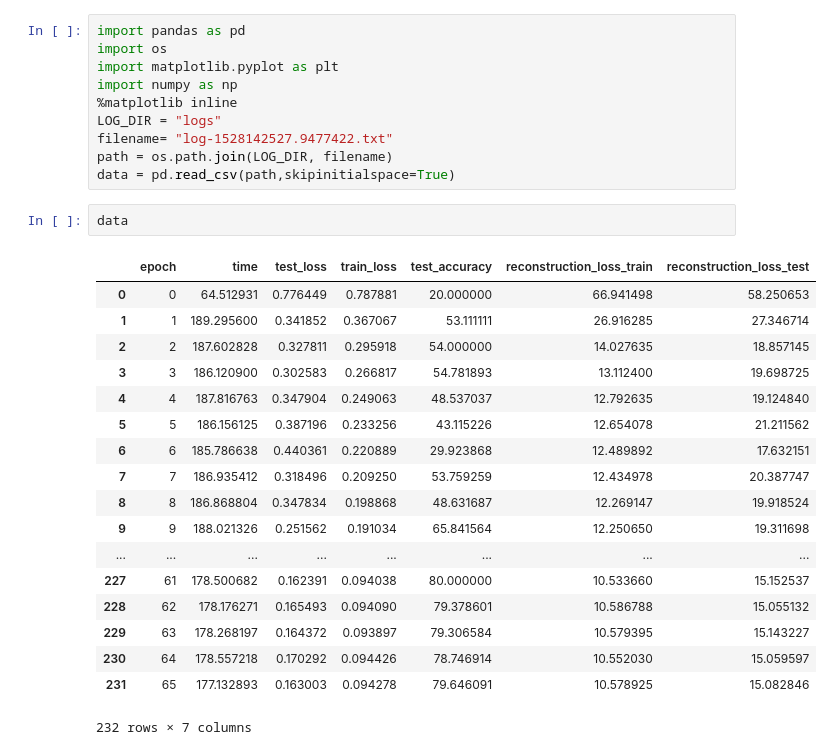
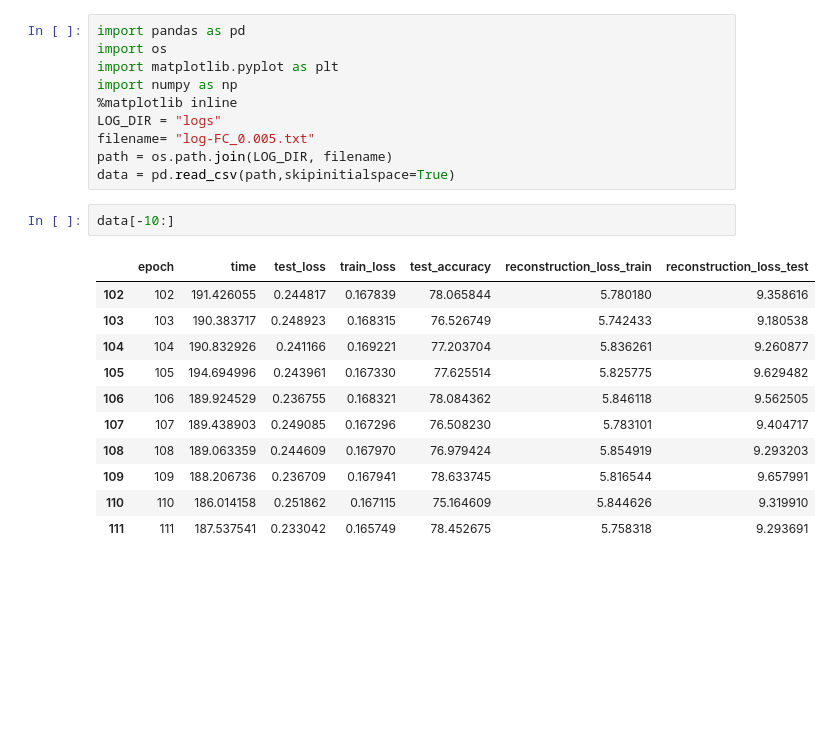
Before and after one commit to ethanleet/CapsNet, a Jupyter notebook: Statistics plotting.ipynb, the cells around one changed output. Drawn from its saved outputs; the diff is of its cells as text; blank space fills up the shorter version.

```diff
--- a/Statistics plotting.ipynb
+++ b/Statistics plotting.ipynb
@@ -5,30 +5,23 @@ import matplotlib.pyplot as plt
 import numpy as np
 %matplotlib inline
 LOG_DIR = "logs"
-filename= "log-1528142527.9477422.txt"
+filename= "log-FC_0.005.txt"
 path = os.path.join(LOG_DIR, filename)
 data = pd.read_csv(path,skipinitialspace=True)
 # %%
-data
+data[-10:]
 # %% [output]
 |  | epoch | time | test_loss | train_loss | test_accuracy | reconstruction_loss_train | reconstruction_loss_test |
-| 0 | 0 | 64.512931 | 0.776449 | 0.787881 | 20.000000 | 66.941498 | 58.250653 |
-| 1 | 1 | 189.295600 | 0.341852 | 0.367067 | 53.111111 | 26.916285 | 27.346714 |
-| 2 | 2 | 187.602828 | 0.327811 | 0.295918 | 54.000000 | 14.027635 | 18.857145 |
-| 3 | 3 | 186.120900 | 0.302583 | 0.266817 | 54.781893 | 13.112400 | 19.698725 |
-| 4 | 4 | 187.816763 | 0.347904 | 0.249063 | 48.537037 | 12.792635 | 19.124840 |
-| 5 | 5 | 186.156125 | 0.387196 | 0.233256 | 43.115226 | 12.654078 | 21.211562 |
-| 6 | 6 | 185.786638 | 0.440361 | 0.220889 | 29.923868 | 12.489892 | 17.632151 |
-| 7 | 7 | 186.935412 | 0.318496 | 0.209250 | 53.759259 | 12.434978 | 20.387747 |
-| 8 | 8 | 186.868804 | 0.347834 | 0.198868 | 48.631687 | 12.269147 | 19.918524 |
-| 9 | 9 | 188.021326 | 0.251562 | 0.191034 | 65.841564 | 12.250650 | 19.311698 |
-| ... | ... | ... | ... | ... | ... | ... | ... |
-| 227 | 61 | 178.500682 | 0.162391 | 0.094038 | 80.000000 | 10.533660 | 15.152537 |
-| 228 | 62 | 178.176271 | 0.165493 | 0.094090 | 79.378601 | 10.586788 | 15.055132 |
-| 229 | 63 | 178.268197 | 0.164372 | 0.093897 | 79.306584 | 10.579395 | 15.143227 |
-| 230 | 64 | 178.557218 | 0.170292 | 0.094426 | 78.746914 | 10.552030 | 15.059597 |
-| 231 | 65 | 177.132893 | 0.163003 | 0.094278 | 79.646091 | 10.578925 | 15.082846 |
+| 102 | 102 | 191.426055 | 0.244817 | 0.167839 | 78.065844 | 5.780180 | 9.358616 |
+| 103 | 103 | 190.383717 | 0.248923 | 0.168315 | 76.526749 | 5.742433 | 9.180538 |
+| 104 | 104 | 190.832926 | 0.241166 | 0.169221 | 77.203704 | 5.836261 | 9.260877 |
+| 105 | 105 | 194.694996 | 0.243961 | 0.167330 | 77.625514 | 5.825775 | 9.629482 |
+| 106 | 106 | 189.924529 | 0.236755 | 0.168321 | 78.084362 | 5.846118 | 9.562505 |
+| 107 | 107 | 189.438903 | 0.249085 | 0.167296 | 76.508230 | 5.783101 | 9.404717 |
+| 108 | 108 | 189.063359 | 0.244609 | 0.167970 | 76.979424 | 5.854919 | 9.293203 |
+| 109 | 109 | 188.206736 | 0.236709 | 0.167941 | 78.633745 | 5.816544 | 9.657991 |
+| 110 | 110 | 186.014158 | 0.251862 | 0.167115 | 75.164609 | 5.844626 | 9.319910 |
+| 111 | 111 | 187.537541 | 0.233042 | 0.165749 | 78.452675 | 5.758318 | 9.293691 |
-232 rows × 7 columns
 # %%
 plt.figure(figsize=(20,10))
 plt.title("Loss")
```
Also changed, not shown: parts of 5 cells of this notebook, 1 other file.
